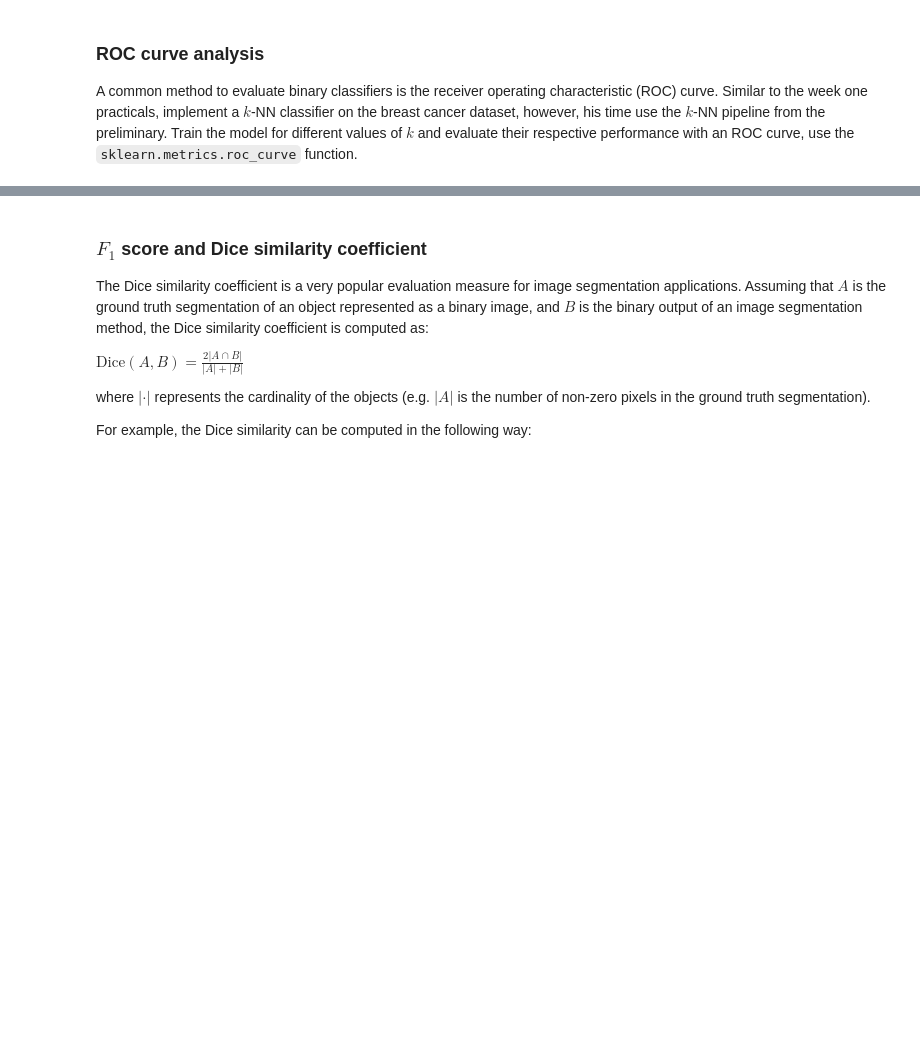
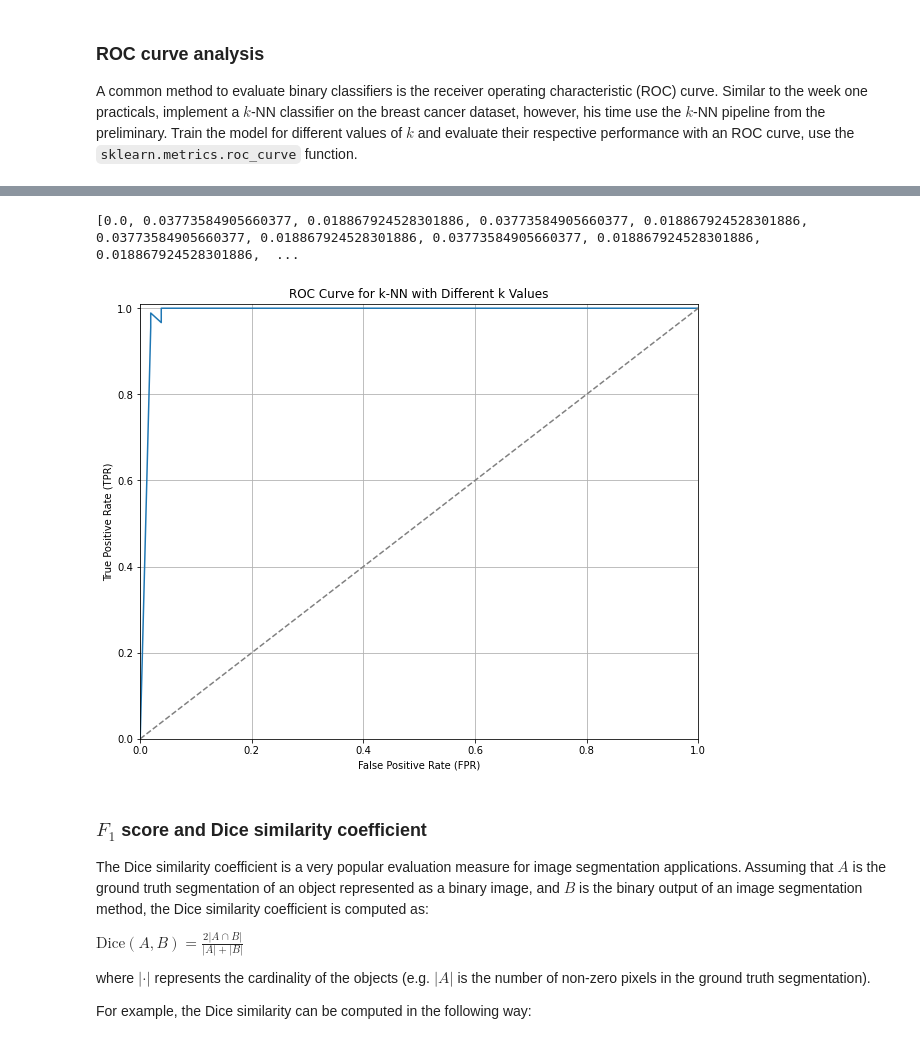
Before and after one commit to Mathieu-van-Luijken/8dm50-machine-learning, a Jupyter notebook: practicals/week_2.ipynb, the cells around one changed output, grey strips where cells are left out. Saved outputs shown, nothing was run; the diff lists cells and outputs as text; code cells hidden in the pictures; blank space fills up the shorter version.

```diff
--- a/practicals/week_2.ipynb
+++ b/practicals/week_2.ipynb
@@ -164,3 +213,51 @@ A common method to evaluate binary classifiers is the receiver operating charact
+# %%
+# Attempt for the weird interpretation
+from sklearn import metrics
+
+max_k = 25
+
+plt.figure(figsize=(10, 8))
+tprs = [0.]
+fprs = [0.]
+
+for k in range(1,max_k):
+
+    model.set_params(knn__n_neighbors=k)
+
+    # train the model using the training dataset
+    model.fit(X_train, y_train)
+
+
+    # make predictions using the testing dataset
+    prediction = model.predict(X_test)
+
+    fpr, tpr, _ = metrics.roc_curve(y_test,prediction)
+
+    tprs.append(tpr[1])
+    fprs.append(fpr[1])
+
+    roc_auc = metrics.auc(fpr, tpr)
+
+tprs.append(1.)
+fprs.append(1.)
+
+print(fprs)
+
+fprs_sorted, tprs_sorted = zip(*sorted(zip(fprs, tprs)))
+
+plt.plot(fprs_sorted, tprs_sorted)
+
+plt.plot([0, 1], [0, 1], color='gray', linestyle='--')  # Diagonal line
+plt.xlim([0.0, 1.0])
+plt.ylim([0.0, 1.01])
+plt.xlabel('False Positive Rate (FPR)')
+plt.ylabel('True Positive Rate (TPR)')
+plt.title('ROC Curve for k-NN with Different k Values')
+plt.grid(True)
+plt.show();
+# %% [output]
+[0.0, 0.03773584905660377, 0.018867924528301886, 0.03773584905660377, 0.018867924528301886, 0.03773584905660377, 0.018867924528301886, 0.03773584905660377, 0.018867924528301886, 0.018867924528301886,  ...
+[figure, added]
 # %% [markdown]
 ### $F_1$ score and Dice similarity coefficient
 
```
Also changed, not shown: parts of 5 cells of this notebook.
